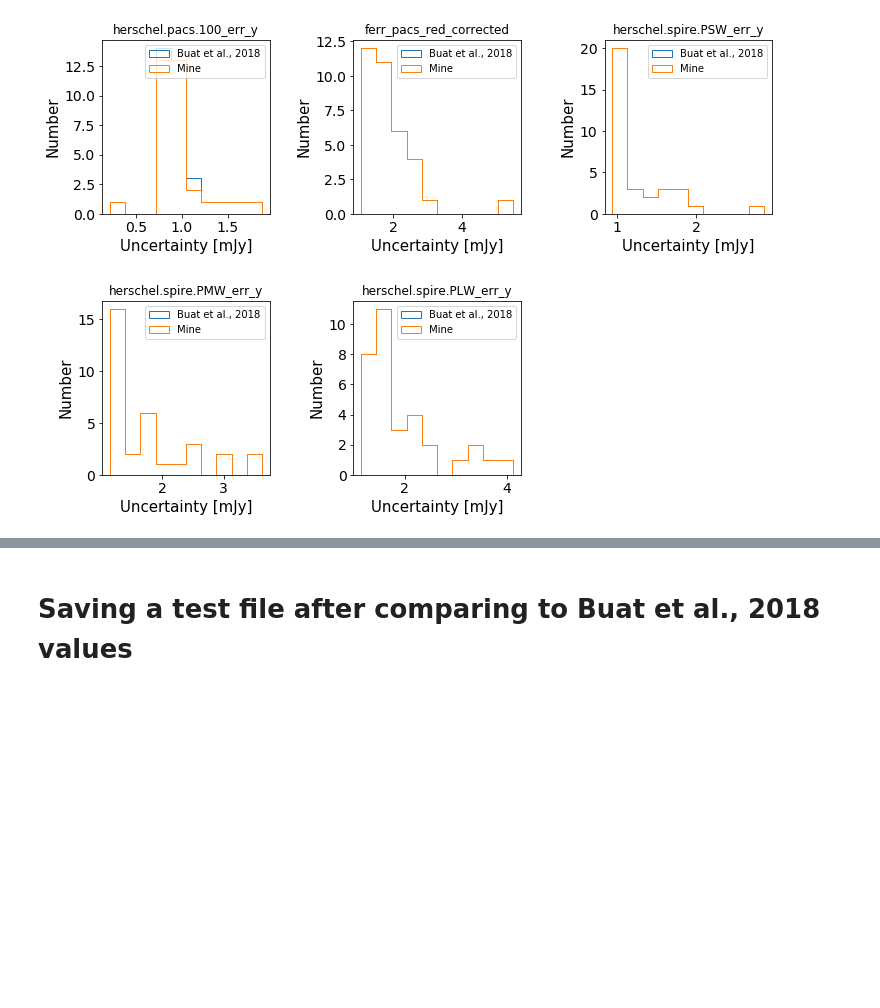
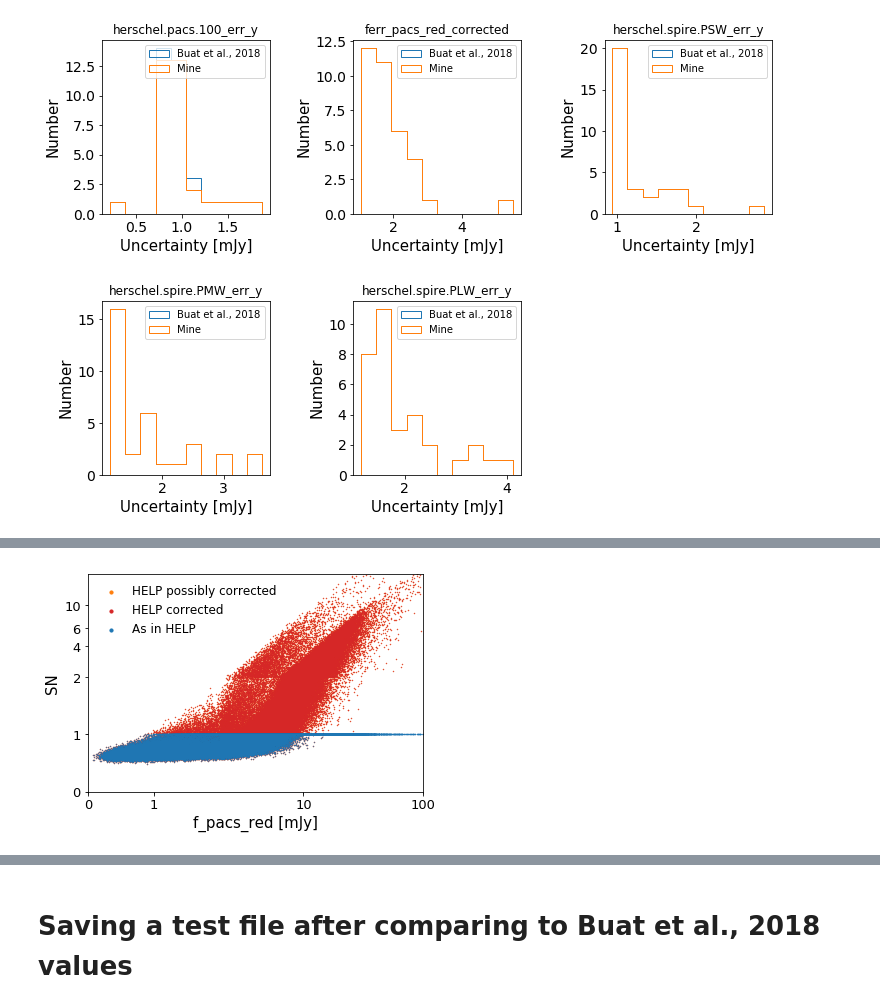
Before and after one commit to Jurgenvilla/Dust_Attenuation, a Jupyter notebook: COSMOS-Sample.ipynb, the cells around one changed output, grey strips where cells are left out. Drawn from its saved outputs; the diff is of its cells as text; code cells hidden in the pictures; blank space fills up the shorter version.

```diff
--- a/COSMOS-Sample.ipynb
+++ b/COSMOS-Sample.ipynb
@@ -1611,6 +1634,10 @@ Cigale_sample_2 = Table.read('/home/jvilla/Documents/PhD_2018/3DHST_Data/'
 
 Veronique_sample = Table.read('/home/jvilla/Documents/PhD_2018/Veronique_Test/'
                               'catalogue_RF_EW.fits', format = 'fits')
+
+#Values are in μJy
+help_corrected_PACS = Table.read('/home/jvilla/Documents/PhD_2018/3DHST_Data/COSMOS/'
+                                 'COSMOS_HELP/HELP_subsample_merged_corrected.fits', format='fits')
 # %%
 #Merging Veronique's sample with my sample
 
@@ -2011,0 +2037,18 @@ plt.legend(frameon = False, prop = {'size': 12}, markerscale = 10 , loc = 'upper
+# %%
+plt.figure()
+plt.scatter(xid_pacs['F_PACS_160'], xid_pacs['F_PACS_160']/ferr_pacs_red_2, label = 'HELP possibly corrected', s = 0.1, c ='C1')
+plt.scatter(help_corrected_PACS['help_f_pacs_red'], help_corrected_PACS['help_f_pacs_red']/help_corrected_PACS['help_ferr_pacs_red'],\
+            label = 'HELP corrected', s = 0.1, c ='C3')
+plt.scatter(xid_pacs['F_PACS_160'], xid_pacs['F_PACS_160']/ferr_pacs_red_1, label = 'As in HELP', s = 0.1, c = 'C0')
+plt.xlim(0,100)
+plt.ylim(0,20)
+plt.xscale('symlog')
+plt.yscale('symlog')
+plt.xticks([0, 1, 10, 100], [0, 1, 10, 100])
+plt.yticks([0, 1, 2, 4, 6, 10], [0, 1, 2, 4, 6, 10])
+plt.xlabel(r'f_pacs_red [mJy]', fontsize = 15)
+plt.ylabel(r'SN', fontsize = 15)
+plt.tick_params(axis = 'both', which = 'major', labelsize = 13)
+plt.legend(frameon = False, prop = {'size': 12}, markerscale = 10 , loc = 'upper left');
+# %% [output]
+[figure, added]
```
Also changed, not shown: parts of 11 cells of this notebook, 1 other file.
